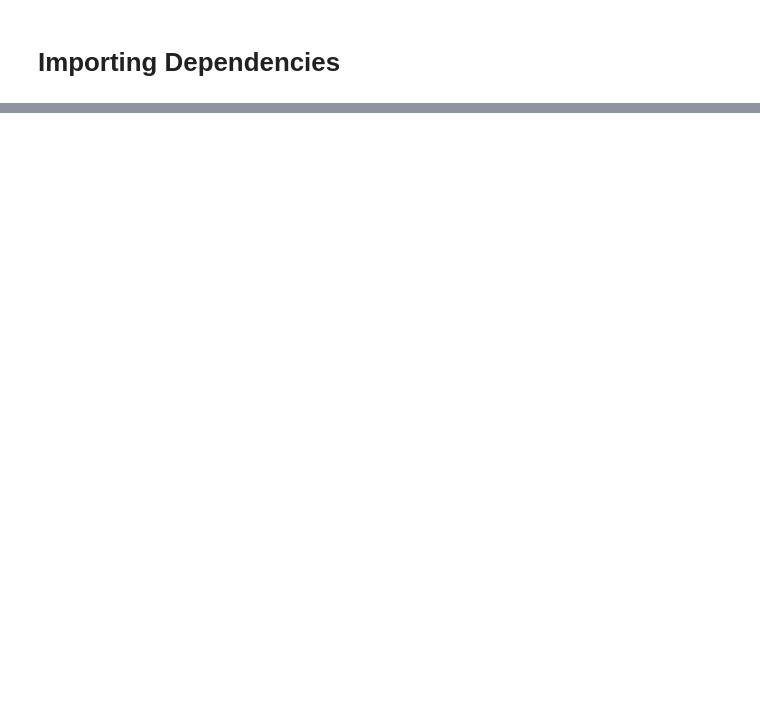
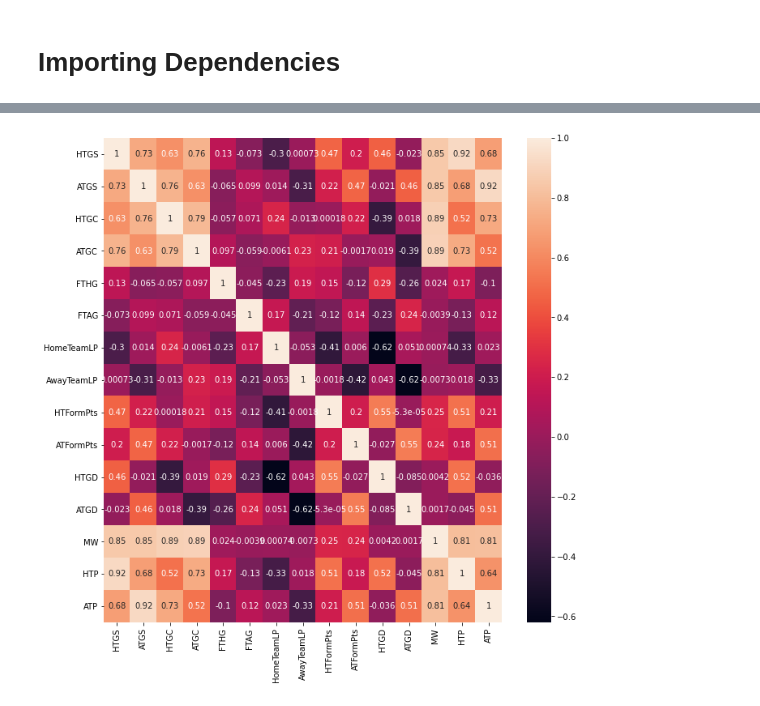
Before and after one commit to Rui-FMF/TAA_1, a Jupyter notebook: football_prediction.ipynb, the cells around one changed output, grey strips where cells are left out. Cells and saved outputs as stored; diff of their text form; code cells hidden in the pictures; blank space fills up the shorter version.

```diff
--- a/football_prediction.ipynb
+++ b/football_prediction.ipynb
@@ -143,0 +160,6 @@ plt.show()
+# %%
+f, ax = plt.subplots(figsize=(11,11))
+sb.heatmap(data.corr(), annot=True)
+plt.show()
+# %% [output]
+[figure, added]
```
Also changed, not shown: parts of 6 cells of this notebook.
